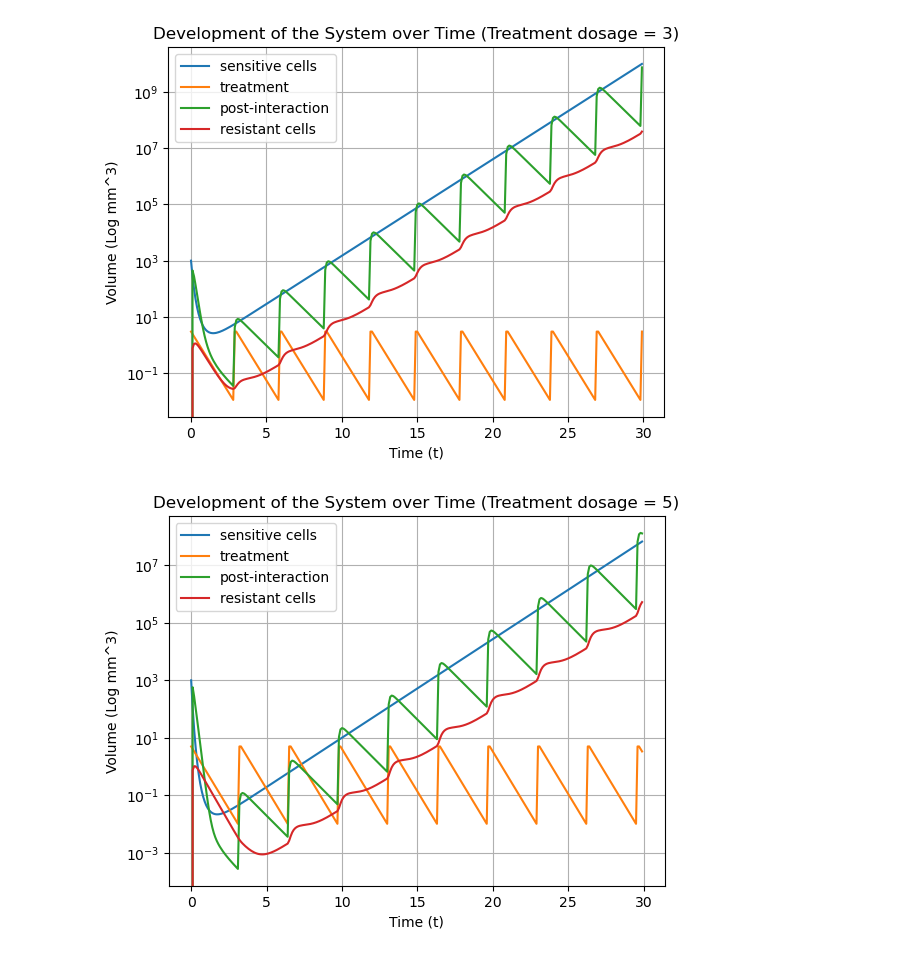
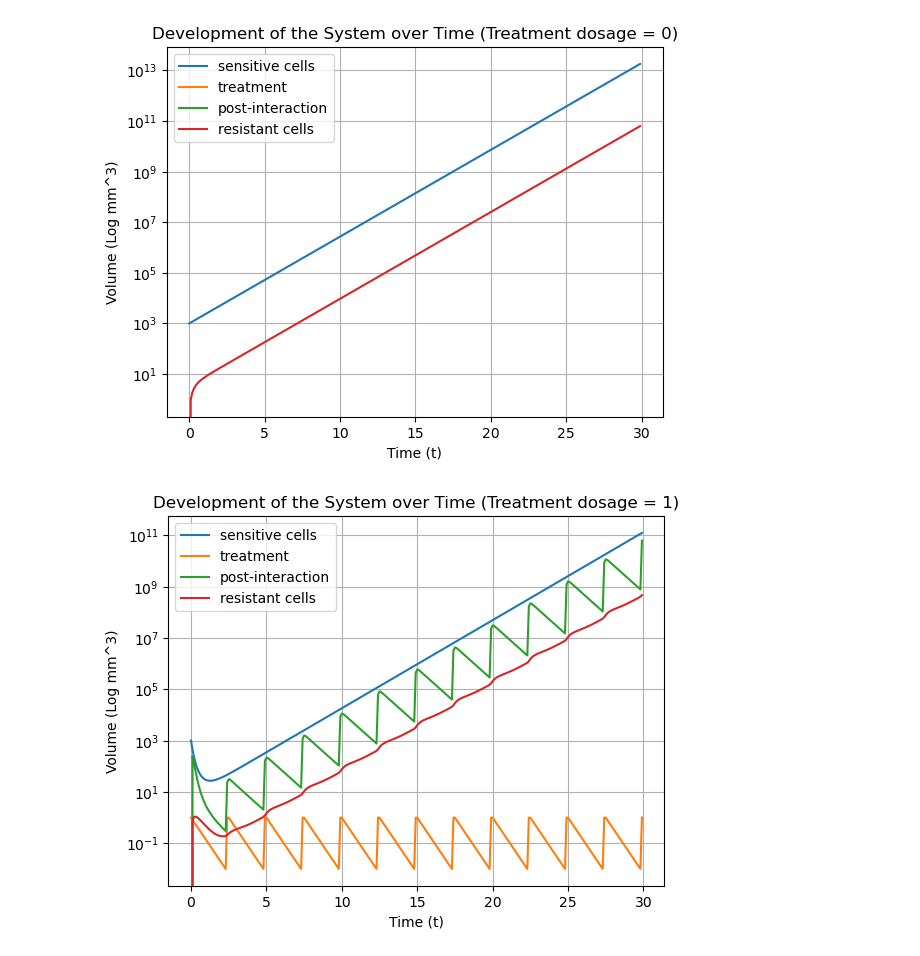
Before and after one commit to PXu114/531TermPaper, a Jupyter notebook: approximations.ipynb, the cells around one changed output. Cells and saved outputs as stored; diff of their text form; code cells hidden in the pictures.

Commit message:
clean code and plots

```diff
--- a/approximations.ipynb
+++ b/approximations.ipynb
@@ -5,12 +5,12 @@ import matplotlib.pyplot as plt
 # Rate constants
 r = 1           # sensitive birth
 rp = 2          # resistant birth
-k = 5           # treatment interaction
+k = None        # treatment interaction
 kp = 0.1        # resistant death
 m = 0.2         # sensitive death
 mp = 0.01       # sensitive mutation
 delta = 2       # med degen rate 0.1
-beta = 10       # post-interaction death
+beta = None     # post-interaction death
 gamma = 0.01    # post-interaction mutate
 C_3 = 0
 C_4 = 0
@@ -21,15 +21,15 @@ n_steps = 300
 t = np.arange(0, n_steps * h, h)
 
 # Compute and plot the values of A, B, C, and A' over time
-def compute_and_plot(C_2):
-    C_1 = 1000 * np.exp(-k / delta * C_2)
+def compute_and_plot(C_2, treat_int_k, post_int_beta):
+    C_1 = 1000 * np.exp(-treat_int_k / delta * C_2)
     A_values = np.zeros(n_steps)
     B_values = np.zeros(n_steps)
     C_values = np.zeros(n_steps)
     Ap_values = np.zeros(n_steps)
 
     def A(t):
-        return C_1 * np.exp((r - m - mp) * t + (k * C_2) * np.exp(-delta * t) / delta)
+        return C_1 * np.exp((r - m - mp) * t + (treat_int_k * C_2) * np.exp(-delta * t) / delta)
 
     def B(t):
         return C_2 * np.exp(-delta * t)
@@ -48,10 +48,9 @@ def compute_and_plot(C_2):
     def compute_C_values():
         C_integral = np.zeros(n_steps)
         for i in range(1, n_steps):
-            integrand = k * A_values[:i+1] * B_values[:i+1] * np.exp((beta + gamma) * t[:i+1])
+            integrand = treat_int_k * A_values[:i+1] * B_values[:i+1] * np.exp((post_int_beta + gamma) * t[:i+1])
             C_integral[i] = np.trapz(integrand, t[:i+1])
-        return np.exp(-(beta + gamma) * t) * C_integral + C_3 * np.exp(-(beta + gamma) * t)
-        # Chat had (1 + C_integral) instead
+        return np.exp(-(post_int_beta + gamma) * t) * C_integral + C_3 * np.exp(-(post_int_beta + gamma) * t)
 
     # Numerical integration for Ap(t)
     def compute_Ap_values(C_values):
@@ -65,7 +64,8 @@ def compute_and_plot(C_2):
     C_values = compute_C_values()
     Ap_values = compute_Ap_values(C_values)
 
-    # Plot results
+    # Plot results and save
+    file_name = f"C2_{C_2}_treat_rate_{treat_int_k}.png"
     plt.figure()
     plt.plot(t, A_values, label="sensitive cells")
     plt.plot(t, B_values, label="treatment")
@@ -77,15 +77,18 @@ def compute_and_plot(C_2):
     plt.legend()
     plt.title(f"Development of the System over Time (Treatment dosage = {C_2})")
     plt.grid()
+    plt.savefig(file_name)
     plt.show()
 
 # Plot for each case
-compute_and_plot(C_2=0)  # Case 1: C_2 = 0
-compute_and_plot(C_2=0.1)# Case *: C_2 = 0.1
-compute_and_plot(C_2=0.5)# Case *: C_2 = 0.5
-compute_and_plot(C_2=1)  # Case 2: C_2 = 1
-compute_and_plot(C_2=3)  # Case 3: C_2 = 3
-compute_and_plot(C_2=5)  # Case 4: C_2 = 5
-compute_and_plot(C_2=10) # Case 5: C_2 = 10
+compute_and_plot(C_2=0, treat_int_k=5, post_int_beta=10)  # Case 1: C_2 = 0
+compute_and_plot(C_2=1, treat_int_k=5, post_int_beta=10)  # Case 2: C_2 = 1
+compute_and_plot(C_2=5, treat_int_k=5, post_int_beta=10)  # Case 4: C_2 = 5
+compute_and_plot(C_2=10, treat_int_k=5, post_int_beta=10) # Case 5: C_2 = 10
+
+compute_and_plot(C_2=0, treat_int_k=10, post_int_beta=20)  # Case 1: C_2 = 0
+compute_and_plot(C_2=1, treat_int_k=10, post_int_beta=20)  # Case 2: C_2 = 1
+compute_and_plot(C_2=5, treat_int_k=10, post_int_beta=20)  # Case 4: C_2 = 5
+compute_and_plot(C_2=10, treat_int_k=10, post_int_beta=20) # Case 5: C_2 = 10
 # %% [output]
 [figure]
@@ -95,2 +98,2 @@ compute_and_plot(C_2=10) # Case 5: C_2 = 10
-[figure, old version]
+[figure, new version]
-[figure, old version]
+[figure, new version]
```
Also changed, not shown: parts of 2 cells of this notebook, 8 other files.
